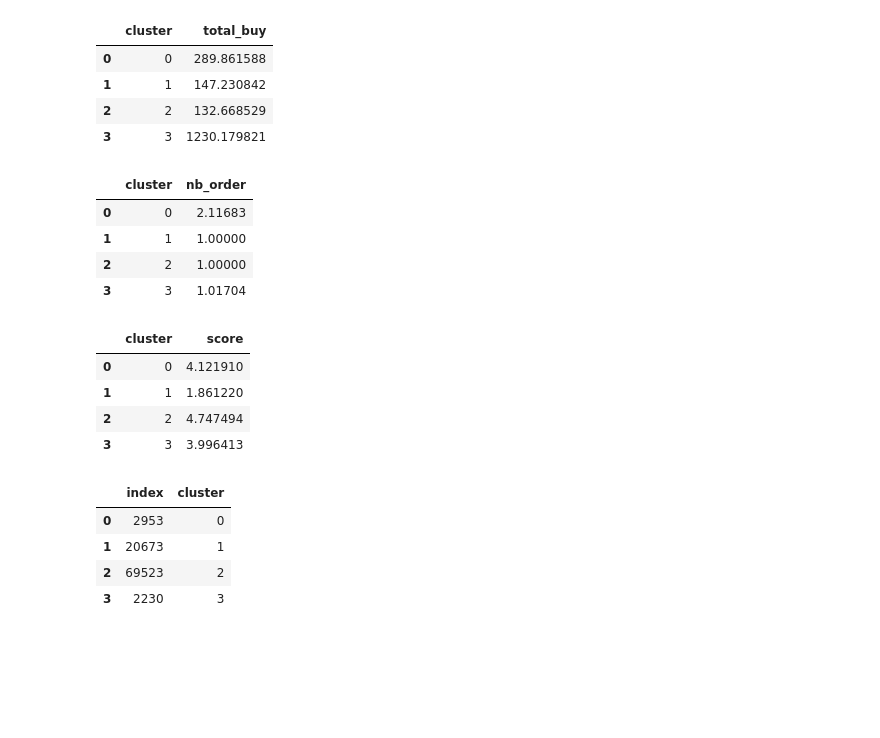
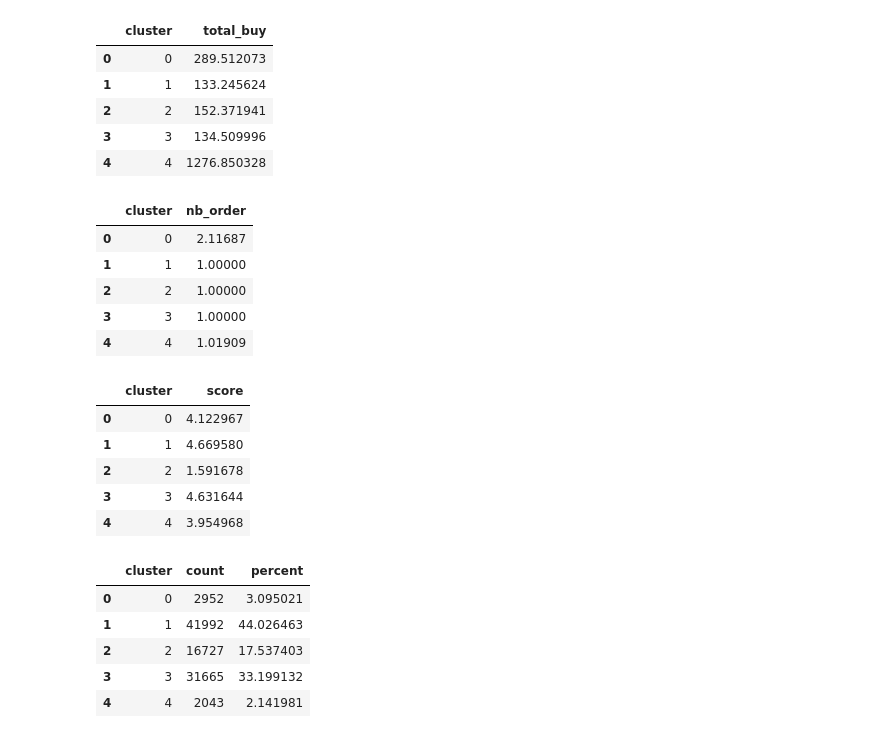
Before and after one commit to Justine-league/LA-DATA-DREAM-TEAM-equipe-justine, a Jupyter notebook: segmentation_RFM.ipynb, the cells around one changed output. Drawn from its saved outputs; the diff is of its cells as text; code cells hidden in the pictures; blank space fills up the shorter version.

```diff
--- a/segmentation_RFM.ipynb
+++ b/segmentation_RFM.ipynb
@@ -5,4 +20,13 @@ import sqlite3
 # connection à la BDD
 conn = sqlite3.connect("database/e-commerce.db")
 cur = conn.cursor()
+# %%
+# récupération des dates pour la Recence pour chaque client unique
+sql_recence = """ SELECT c.unique_id, o.purchase_timestamp
+                FROM order_dataset o
+                JOIN customer c ON c.id = o.customer_id
+                GROUP BY unique_id
+                """
+
+recence = cur.execute(sql_recence).fetchall()
 # %%
@@ -100,15 +61,29 @@ import numpy as np
 # %%
+# transformation des listes en dataframe
 df_montant = pd.DataFrame(montant)
-print(df_montant)
 df_score = pd.DataFrame(score)
 df_nb_order = pd.DataFrame(nb_order)
+df_recence = pd.DataFrame(recence)
+
+# on renomme les colonnes de chaque dataframe
 df_score.columns= ["unique_id_customer",'score']
 df_nb_order.columns= ["unique_id_customer",'nb_order']
 df_montant.columns = ["total_buy","unique_id_customer"]
+df_recence.columns = ["unique_id_customer", "order_date"]
+
+# nombre de jour de la dernière commande à aujourd'hui
+today = date.today()
+df_recence["order_date"] = pd.to_datetime(df_recence["order_date"])
+df_recence["last_date"] = pd.to_datetime(today)
+df_recence["nb_day"] = (df_recence["last_date"] - df_recence["order_date"]).dt.days
+print(df_recence)
+
+#fusion des dataframes
 df_cluster = pd.merge(df_montant,df_score)
 df_cluster = df_cluster.merge(df_nb_order, how = "inner")
+df_cluster = df_cluster.merge(df_recence, how = "inner")
 df_cluster['nb_order'] = df_cluster['nb_order'].fillna(0)
 df_cluster['score'] = df_cluster['score'].fillna(0)
-df_cluster = df_cluster[["nb_order","total_buy","score"]]
+df_cluster = df_cluster[["nb_order","total_buy","score", "nb_day"]]
 df_cluster
 # %% [output]
@@ -181,5 +152,5 @@ plt.show()
 # %%
-kmeans = KMeans(init="random", n_clusters=4, n_init=10, random_state=1)
+kmeans = KMeans(init="random", n_clusters=5, n_init=10, random_state=1)
 
 #fit k-means algorithm to data
 kmeans.fit(scaled_df)
@@ -190,5 +161,5 @@ kmeans.labels_
 df_cluster['cluster'] = kmeans.labels_
 
 #view updated DataFrame
-print(df_cluster)
+df_cluster
 # %% [output]
@@ -217,37 +179,47 @@ dtype: float64
 # %%
+# moyenne des achats
 moyenne_buy = df_cluster.groupby(["cluster"])["total_buy"].mean().reset_index()
 moyenne_buy
 # %% [output]
 |  | cluster | total_buy |
-| 0 | 0 | 289.861588 |
-| 1 | 1 | 147.230842 |
-| 2 | 2 | 132.668529 |
-| 3 | 3 | 1230.179821 |
+| 0 | 0 | 289.512073 |
+| 1 | 1 | 133.245624 |
+| 2 | 2 | 152.371941 |
+| 3 | 3 | 134.509996 |
+| 4 | 4 | 1276.850328 |
 # %%
+# moyenne du nombre de commande
 moyenne_purchase = df_cluster.groupby(["cluster"])["nb_order"].mean().reset_index()
 moyenne_purchase
 # %% [output]
 |  | cluster | nb_order |
-| 0 | 0 | 2.11683 |
+| 0 | 0 | 2.11687 |
 | 1 | 1 | 1.00000 |
 | 2 | 2 | 1.00000 |
-| 3 | 3 | 1.01704 |
+| 3 | 3 | 1.00000 |
+| 4 | 4 | 1.01909 |
 # %%
+# moyenne des étoiles
 moyenne_score = df_cluster.groupby(["cluster"])["score"].mean().reset_index()
 moyenne_score
 # %% [output]
 |  | cluster | score |
-| 0 | 0 | 4.121910 |
-| 1 | 1 | 1.861220 |
-| 2 | 2 | 4.747494 |
-| 3 | 3 | 3.996413 |
+| 0 | 0 | 4.122967 |
+| 1 | 1 | 4.669580 |
+| 2 | 2 | 1.591678 |
+| 3 | 3 | 4.631644 |
+| 4 | 4 | 3.954968 |
 # %%
-nb_clients = df_cluster.groupby(["cluster"]).count().reset_index()
-nb_count_client = nb_clients[["index","cluster"]]
-nb_count_client
+# répartition des clusters en nombre et pourcentage
+nb_clients = df_cluster.groupby(["cluster"])['score'].count().reset_index()
+nb_clients.columns = ['cluster', 'count']
+nb_clients['percent'] = (100*nb_clients['count']) / nb_clients['count'].sum()
+
+nb_clients
 # %% [output]
-|  | index | cluster |
-| 0 | 2953 | 0 |
-| 1 | 20673 | 1 |
-| 2 | 69523 | 2 |
-| 3 | 2230 | 3 |
+|  | cluster | count | percent |
+| 0 | 0 | 2952 | 3.095021 |
+| 1 | 1 | 41992 | 44.026463 |
+| 2 | 2 | 16727 | 17.537403 |
+| 3 | 3 | 31665 | 33.199132 |
+| 4 | 4 | 2043 | 2.141981 |
```
Also changed, not shown: parts of 16 cells of this notebook, 3 other files.
